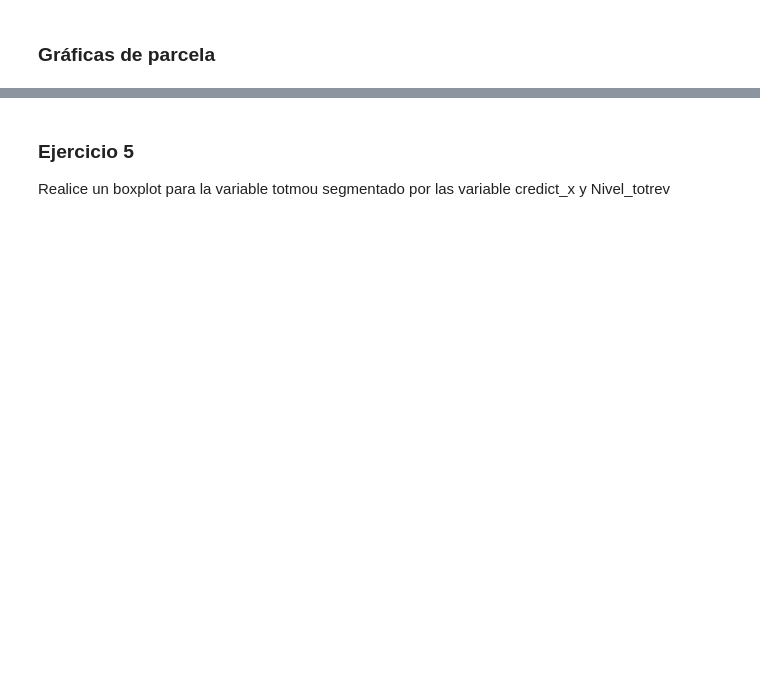
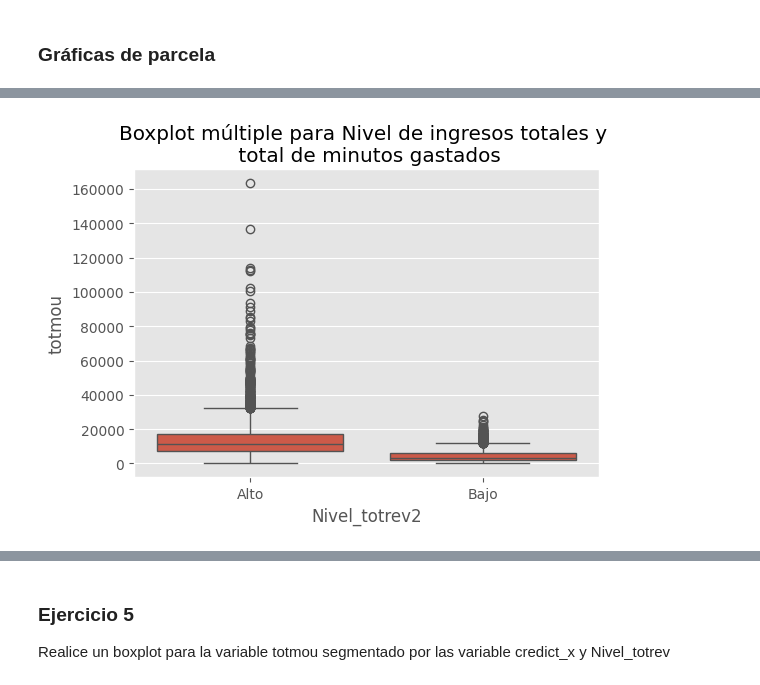
Before and after one commit to carteag43066/ean_est_python_2024, a Jupyter notebook: Codigo/Relación entre minutos usados e ingreso de clientes - Introducción a Pandas.ipynb, the cells around one changed output, grey strips where cells are left out. Saved outputs shown, nothing was run; the diff lists cells and outputs as text; code cells hidden in the pictures; blank space fills up the shorter version.

```diff
--- a/Codigo/Relación entre minutos usados e ingreso de clientes - Introducción a Pandas.ipynb
+++ b/Codigo/Relación entre minutos usados e ingreso de clientes - Introducción a Pandas.ipynb
@@ -1530,6 +1955,8 @@ plt.show()
 # %%
 plt.figure(figsize=(6,4))
-sns.boxplot(x='Nivel_totrev',y='totmou',data=df_con_etiquetas)
+sns.boxplot(x='Nivel_totrev2',y='totmou',data=df_con_etiquetas)
 plt.title('Boxplot múltiple para Nivel de ingresos totales y \n total de minutos gastados')
 plt.show()
+# %% [output]
+[figure, added]
 # %%
```
Also changed, not shown: parts of 58 cells of this notebook.
